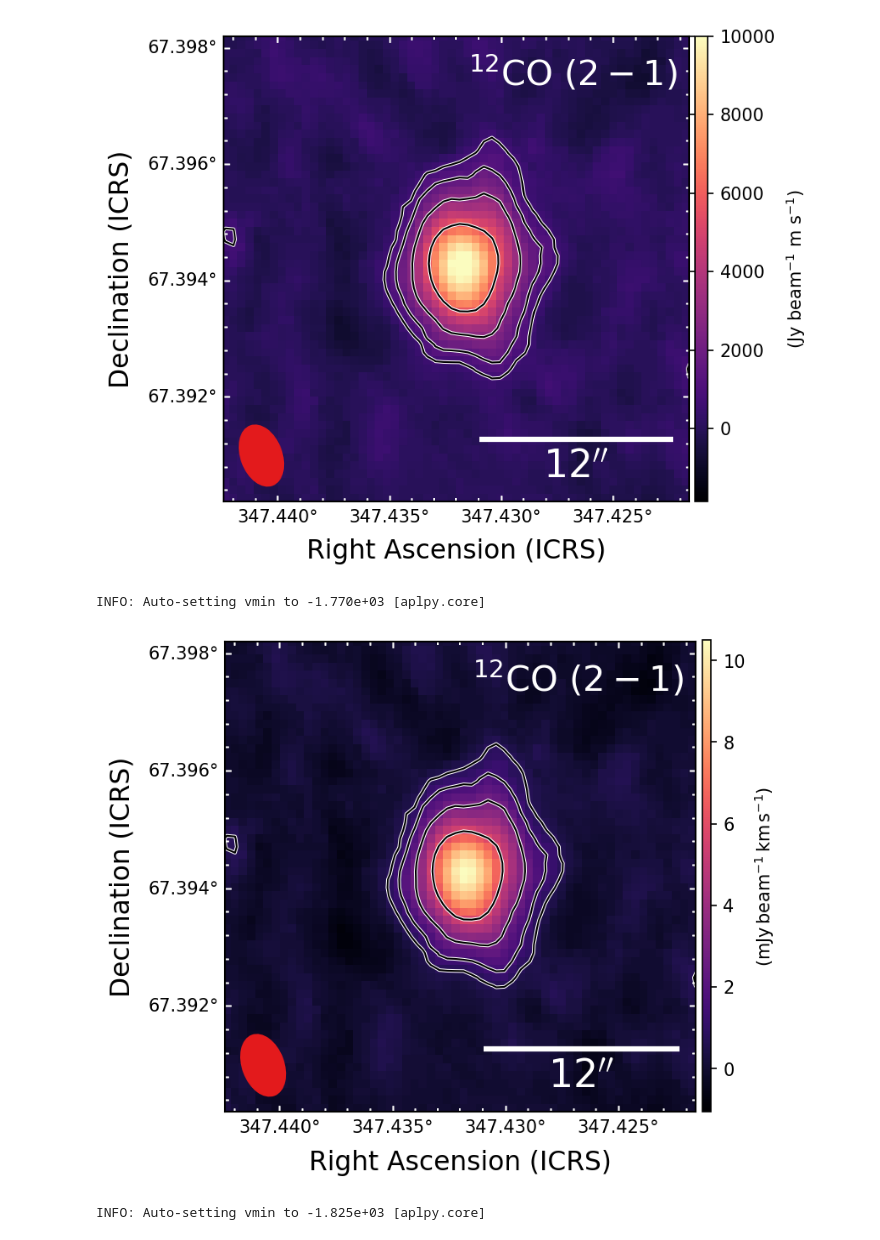
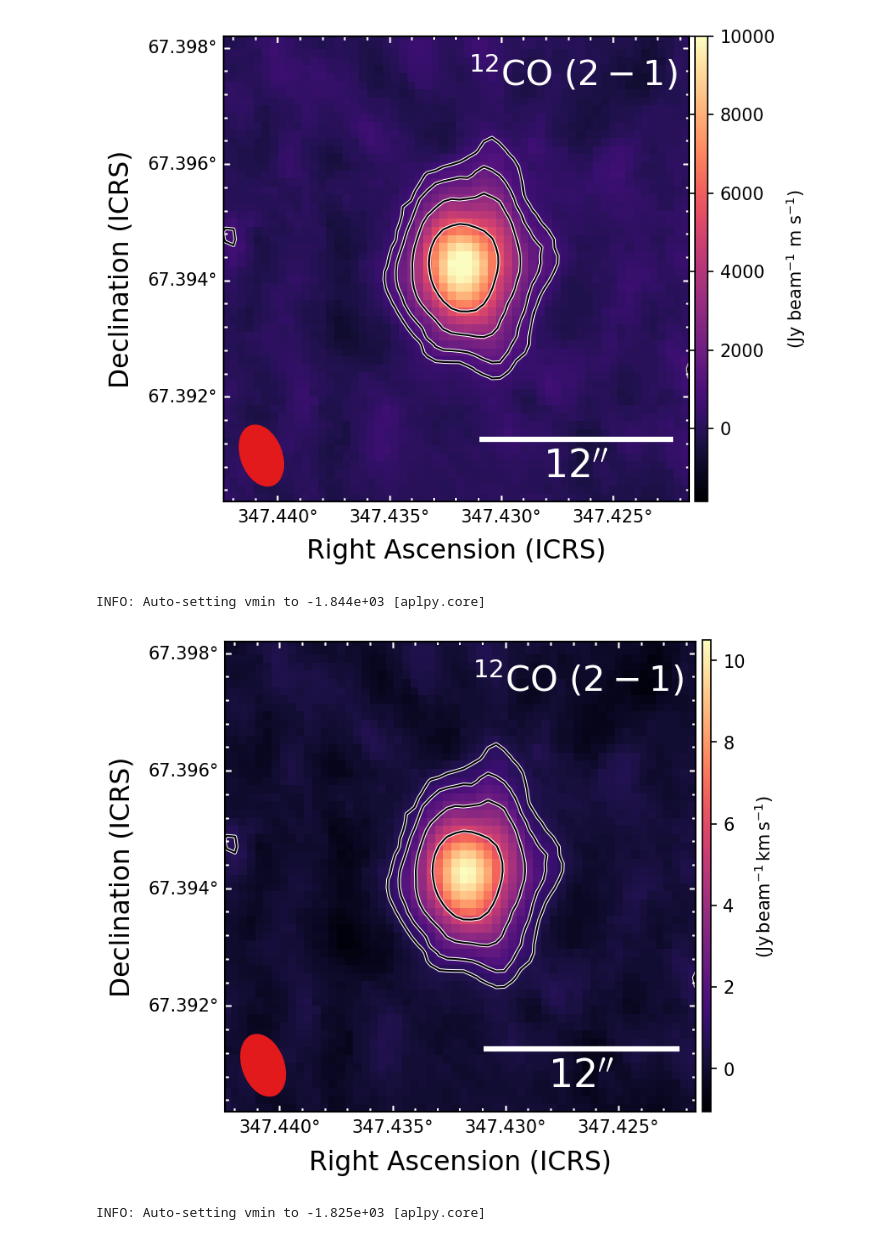
Before and after one commit to kristina-monsch/draculas-chivito, a Jupyter notebook: plot_12CO_data.ipynb, the cells around one changed output. Cells and saved outputs as stored; diff of their text form; code cells hidden in the pictures.

```diff
--- a/plot_12CO_data.ipynb
+++ b/plot_12CO_data.ipynb
@@ -104,36 +104,36 @@ fig = plt.figure(dpi=150)
 
 mom0_12CO = fits.open('/Users/kristina/Hamburgers/Draculas_Chivito/SMA/DraChi.briggs0.12CO.LSRK.im.image_M0.fits')
 
 f_mom0_12CO = aplpy.FITSFigure(mom0_12CO, figure=fig)#, slices=[0],
 
 vmin, vmax = np.nanpercentile(mom0_12CO[0].data, [2, 98])
 f_mom0_12CO.show_colorscale(cmap=color_table, vmax=10000)
 
 #rms = 9.93e-02 # obtained from bettermoments, see above
 rms = 2.41e2
 
 # adopt the default layout
 figure_layout( f_mom0_12CO, c_unit='(Jy beam$^{-1}$ m s$^{-1}$)', colorbar=False)
 
 c_levs = np.array([3, 6, 12, 24])*rms
 f_mom0_12CO.show_contour(colors='white', linewidths=2., levels=c_levs)
 f_mom0_12CO.show_contour(colors='black', linewidths=1., levels=c_levs)
 
 # got the coordinates of the center from CASAviewer
 f_mom0_12CO.recenter(347.432,67.3942,width=0.008,height=0.008)
 
 f_mom0_12CO.add_label(0.75,0.92, '$^{12}$CO $(2-1)$', relative=True, color='white', size=20)
 
 
 im = plt.imshow(mom0_12CO[0].data/1000., cmap=color_table)
 cb_ax = fig.add_axes([0.81, 0.11, 0.01, 0.772]) #right, top, thickness, length
 cbar = fig.colorbar(im, cax=cb_ax)
-cbar.set_label('$(\mathrm{mJy\,beam^{-1}\,km\,s^{-1}})$', fontsize=10)
+cbar.set_label('$(\mathrm{Jy\,beam^{-1}\,km\,s^{-1}})$', fontsize=10)
 
 fig.savefig('../plots/DraChi_mom0_12CO_withcontours.pdf', bbox_inches='tight')
 # %% [output]
-INFO: Auto-setting vmin to -1.770e+03 [aplpy.core]
+INFO: Auto-setting vmin to -1.844e+03 [aplpy.core]
-[figure, old version]
+[figure, new version]
 # %%
 color_table='magma'
 fig = plt.figure(dpi=150)
```
Also changed, not shown: parts of 5 cells of this notebook.
